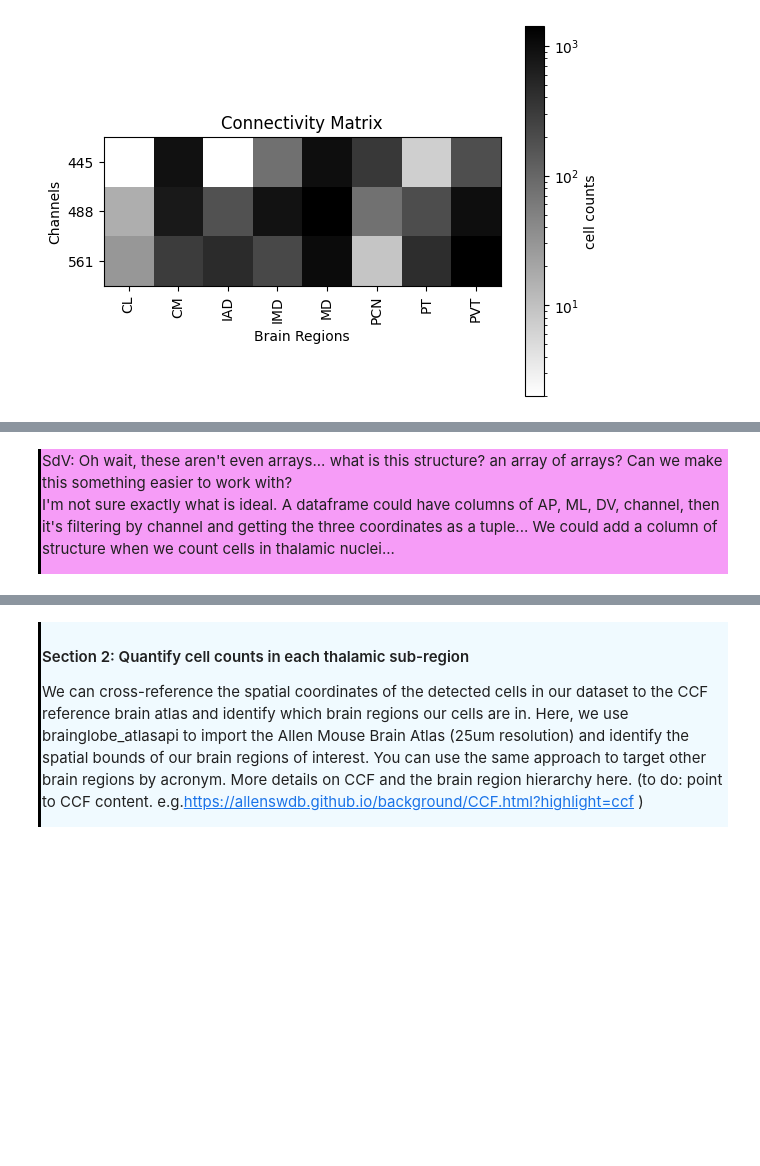
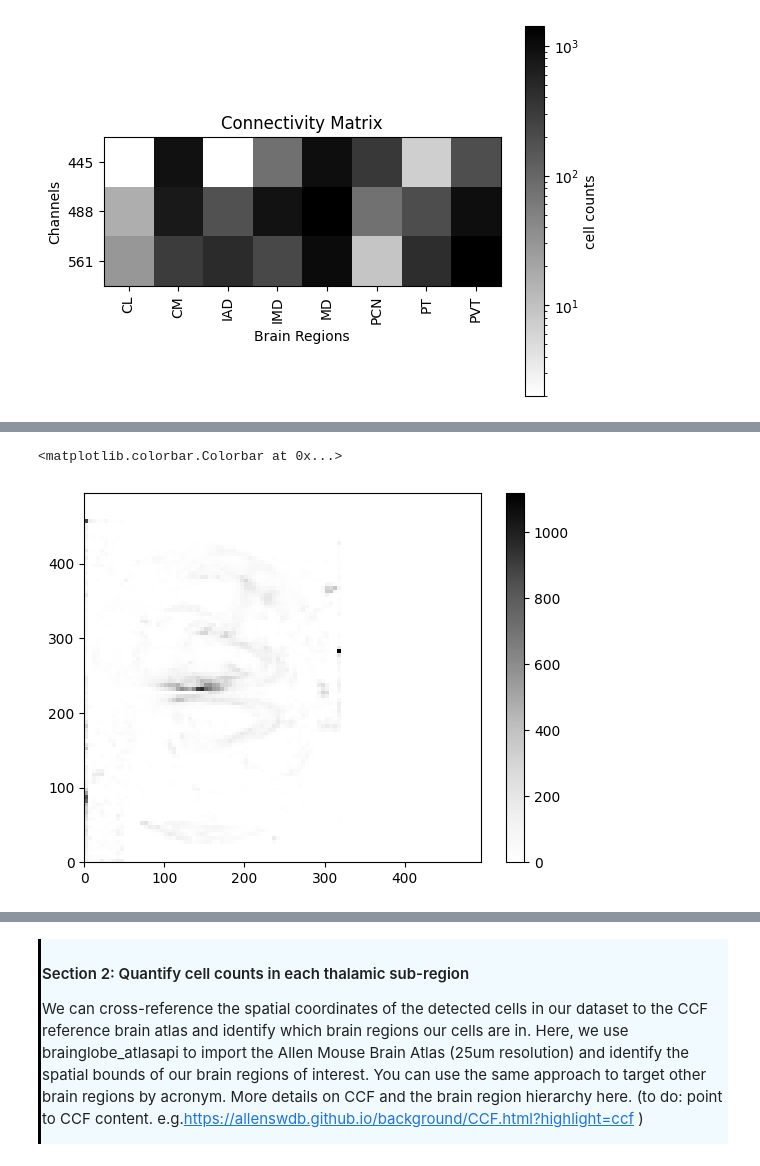
Before and after one commit to AllenNeuralDynamics/AIND-CNC-SmartSPIM-Workshop, a Jupyter notebook: code/Workshop Notebook V2.ipynb, the cells around one changed output, grey strips where cells are left out. Cells and saved outputs as stored; diff of their text form; code cells hidden in the pictures; blank space fills up the shorter version.

```diff
--- a/code/Workshop Notebook V2.ipynb
+++ b/code/Workshop Notebook V2.ipynb
@@ -275,0 +344,7 @@ plt.show()
+# %%
+bin_egdes = np.arange(0,500,5)
+plt.hist2d(cellLocs[cellLocs['channel'] == "561"]["DV"], cellLocs[cellLocs['channel'] == "561"]["ML"], bin_egdes, cmap = "Greys")
+plt.colorbar()
+# %% [output]
+<matplotlib.colorbar.Colorbar at 0x...>
+[figure, added]
@@ -283,9 +377,3 @@ plt.show()
 # add some questions at the end to explore further...
 # %%
 # rest of notebook is in a very messy state
-# %% [markdown]
-<div style="border-left: 3px solid #000; padding: 1px; padding-left: 10px; background: #f69cf7; ">
-SdV: Oh wait, these aren't even arrays... what is this structure? an array of arrays? Can we make this something easier to work with?
-
-I'm not sure exactly what is ideal. A dataframe could have columns of AP, ML, DV, channel, then it's filtering by channel and getting the three coordinates as a tuple...
-We could add a column of structure when we count cells in thalamic nuclei...
```
Also changed, not shown: parts of 44 cells of this notebook, 3 other files.
